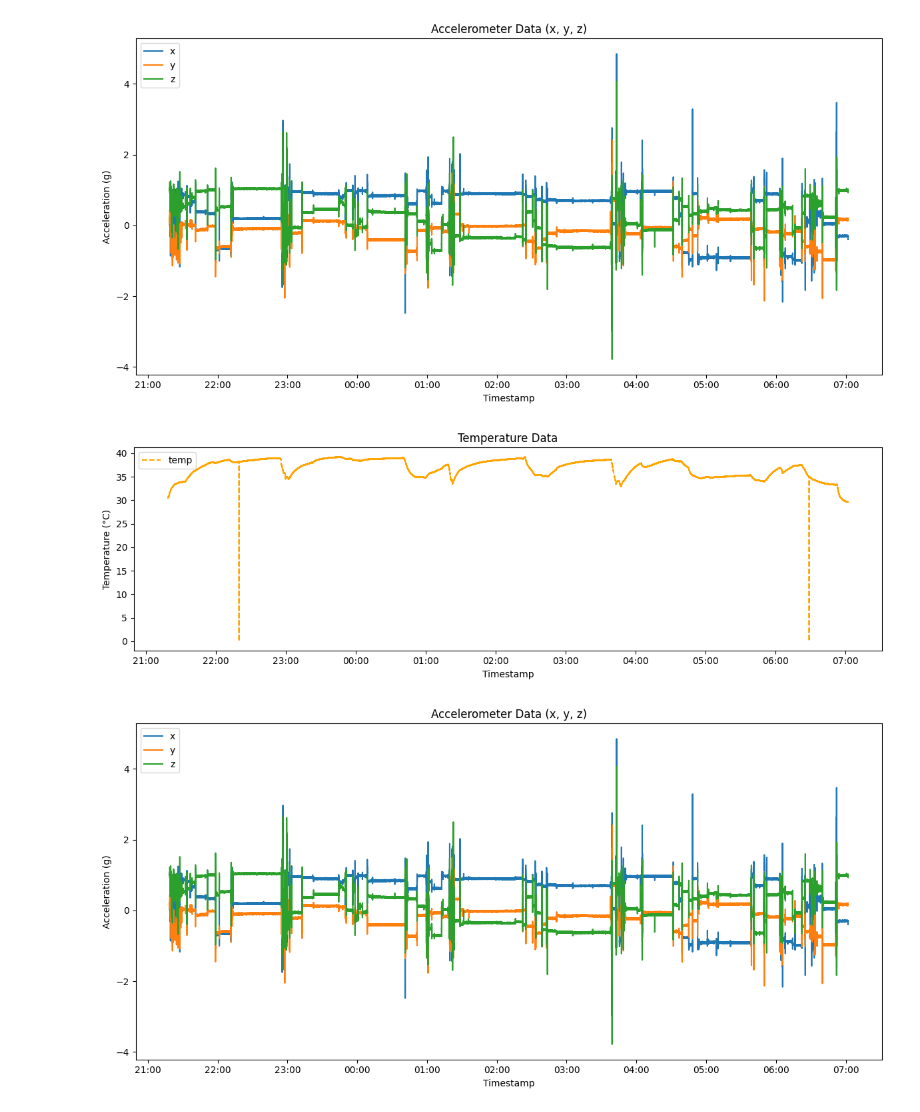
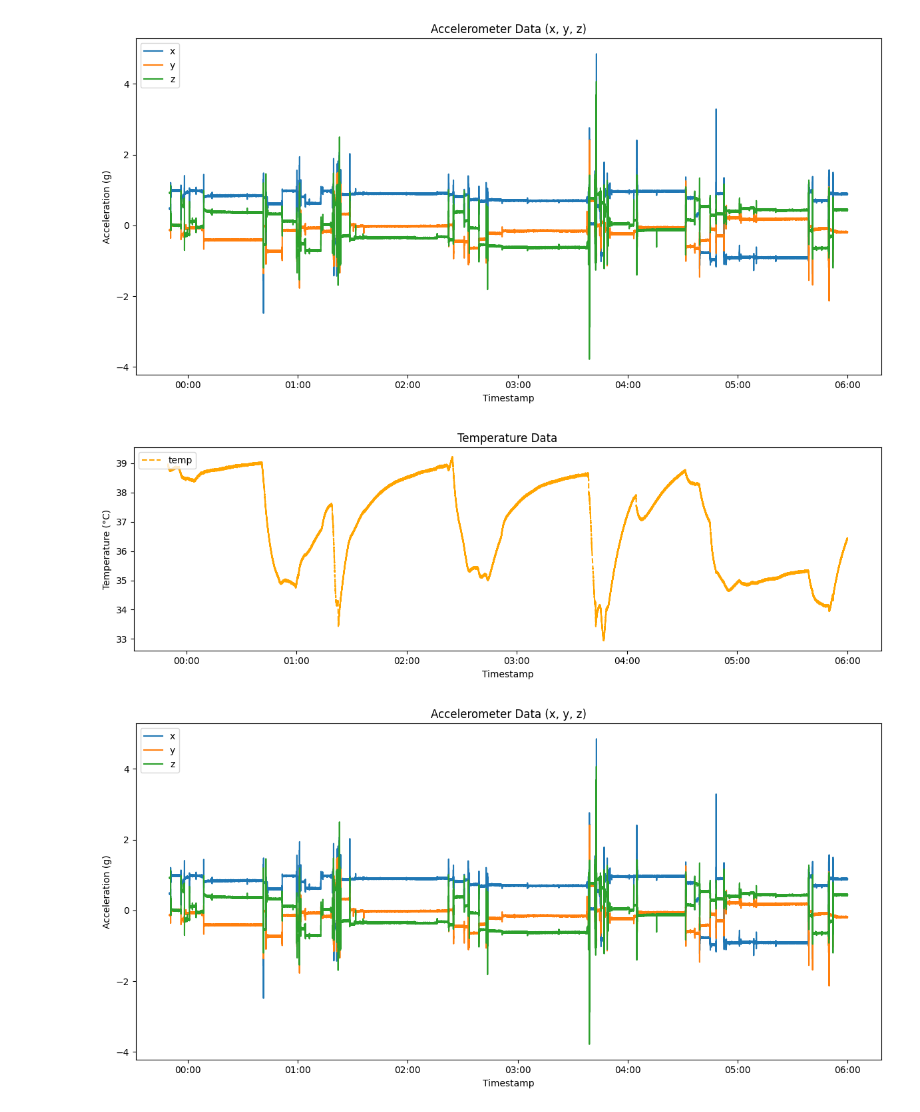
Before and after one commit to gerhardpazout/btd_project, a Jupyter notebook: data_analysis_tool/app.ipynb, the cells around one changed output. Saved outputs shown, nothing was run; the diff lists cells and outputs as text; code cells hidden in the pictures.

Commit message:
[TASK] Add time filter

```diff
--- a/data_analysis_tool/app.ipynb
+++ b/data_analysis_tool/app.ipynb
@@ -11,14 +11,16 @@ Tweak the *Parameters* section and run each cell top-to-bottom in Jupyter.
 # %% Imports
 import pandas as pd
 import matplotlib.pyplot as plt
+import matplotlib.dates as mdates
 from pathlib import Path
 from IPython.display import display
-import matplotlib.dates as mdates
 
 # %% Parameters ——--------------------------
 folder = Path('./data/session_20250621_2318')  # ← change me!
 file_pattern = '*.csv'
 timestamp_col = 'timestamp'
+time_start = "23:50"  # format HH:MM
+time_end = "06:00"    # format HH:MM
 
 # %% 1) Read & merge all CSVs in-memory
 csv_files = sorted(folder.glob(file_pattern))
@@ -38,41 +40,56 @@ raw_data[timestamp_col] = pd.to_datetime(raw_data[timestamp_col], unit='ms')
 raw_data.sort_values(timestamp_col, inplace=True)
 raw_data.reset_index(drop=True, inplace=True)
 
-# %% 3) Plotting — x, y, z on first graph
+# %% 3) Optional: restrict to time window (e.g. 23:50 to 05:00)
+def filter_by_timeframe(df, col, start, end):
+    times = df[col].dt.time
+    start_h, start_m = map(int, start.split(":"))
+    end_h, end_m = map(int, end.split(":"))
+    start_t = pd.to_datetime(f"{start_h:02}:{start_m:02}").time()
+    end_t = pd.to_datetime(f"{end_h:02}:{end_m:02}").time()
+    if start_t <= end_t:
+        return df[(times >= start_t) & (times <= end_t)]
+    else:
+        return df[(times >= start_t) | (times <= end_t)]
+
+if time_start and time_end:
+    raw_data = filter_by_timeframe(raw_data, timestamp_col, time_start, time_end)
+
+# %% 4) Plotting — x, y, z on first graph
 fig1, ax1 = plt.subplots(figsize=(12, 6))
 y_axes_cols = ['x', 'y', 'z']
 for col in y_axes_cols:
     if col in raw_data.columns:
         ax1.plot(raw_data[timestamp_col], raw_data[col], label=col)
-        ax1.xaxis.set_major_formatter(mdates.DateFormatter('%H:%M'))
 ax1.set_xlabel('Timestamp')
 ax1.set_ylabel('Acceleration (g)')
 ax1.legend(loc='upper left')
 ax1.set_title('Accelerometer Data (x, y, z)')
+ax1.xaxis.set_major_formatter(mdates.DateFormatter('%H:%M'))
 fig1.tight_layout()
 display(fig1)
 _ = None
 
-# %% 4) Plotting — temperature on second graph
+# %% 5) Plotting — temperature on second graph
 if 'temp' in raw_data.columns:
     fig2, ax2 = plt.subplots(figsize=(12, 4))
     ax2.plot(raw_data[timestamp_col], raw_data['temp'], linestyle='--', label='temp', color='orange')
-    ax2.xaxis.set_major_formatter(mdates.DateFormatter('%H:%M'))
     ax2.set_xlabel('Timestamp')
     ax2.set_ylabel('Temperature (°C)')
     ax2.set_title('Temperature Data')
+    ax2.xaxis.set_major_formatter(mdates.DateFormatter('%H:%M'))
     ax2.legend(loc='upper left')
     fig2.tight_layout()
     display(fig2)
     _ = None
 
-# %% 5) (Optional) Down-sample if the plot gets crowded
+# %% 6) (Optional) Down-sample if the plot gets crowded
 # raw_data_resampled = (raw_data
 #                       .set_index(timestamp_col)
 #                       .resample('1min').mean()
 #                       .dropna(how='all')
 #                       .reset_index())
 # %% [output]
-[figure, old version]
+[figure, new version]
-[figure, old version]
+[figure, new version]
-[figure, old version]
+[figure, new version]
```
Also changed, not shown: parts of 1 cell of this notebook.
